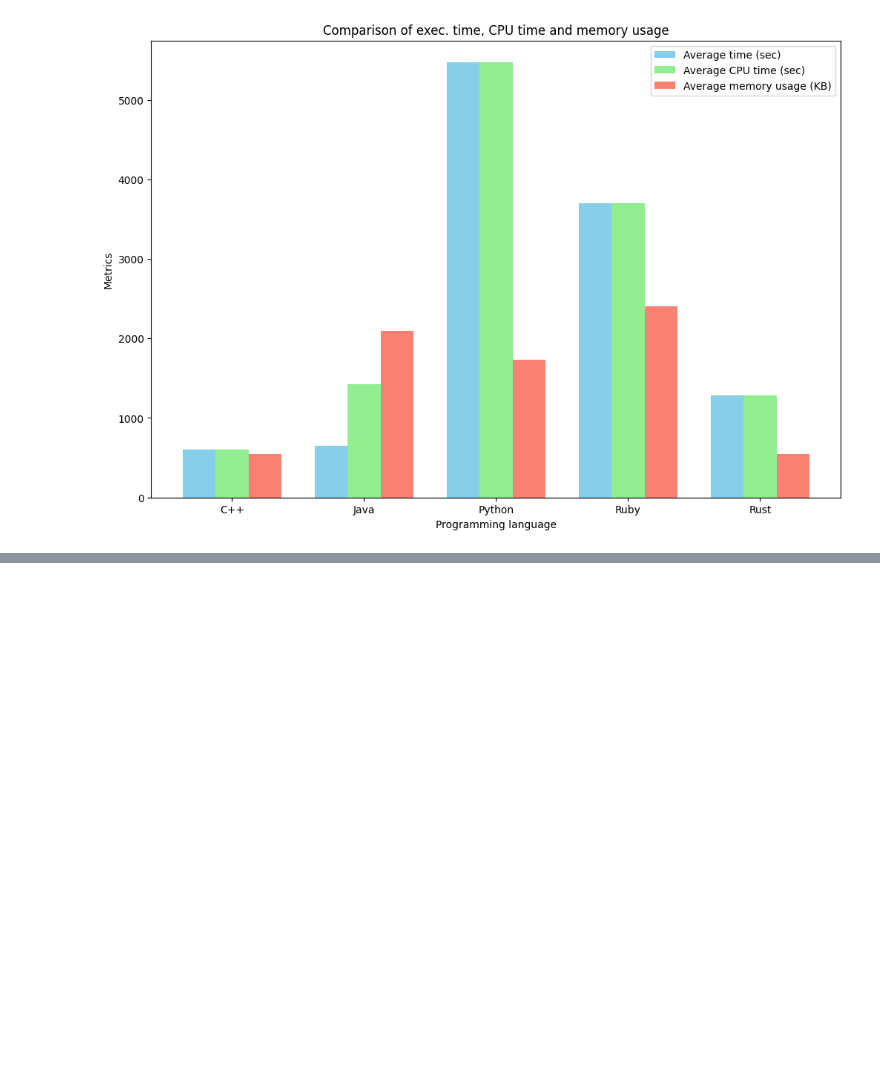
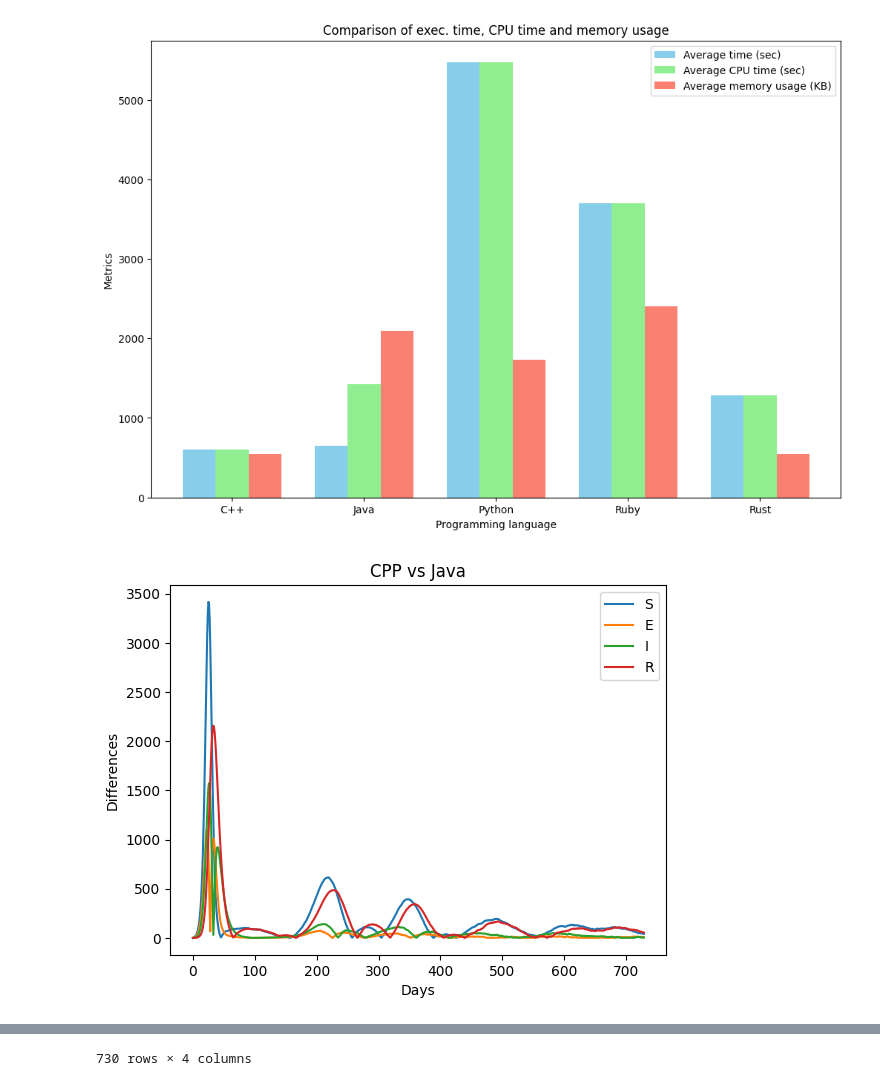
Before and after one commit to reynaldesgr/SMA-Multi-Languages, a Jupyter notebook: notebook-sim/results.ipynb, the cells around one changed output, grey strips where cells are left out. Drawn from its saved outputs; the diff is of its cells as text; code cells hidden in the pictures; blank space fills up the shorter version.

Commit message:
Add differences for sim. resultats between c++ and others lang.

```diff
--- a/notebook-sim/results.ipynb
+++ b/notebook-sim/results.ipynb
@@ -339,3 +334,81 @@ ax.legend()
 plt.show()
 # %% [output]
 [figure]
+# %%
+def calculate_mean_for_language(files_pattern, num_files):
+    dfs = []
+    for i in range(1, num_files + 1):
+        file_path = files_pattern.format(i)
+        df = pd.read_csv(file_path)
+        dfs.append(df)
+    combined_df = pd.concat(dfs)
+    mean_df = combined_df.groupby('day').mean().reset_index()
+    return mean_df
+
+
+mean_cpp = calculate_mean_for_language("../cpp/simulation/simulation_data{}.csv", 100)
+mean_java = calculate_mean_for_language("../java/src/simulation/simulation_data{}.csv", 100)
+mean_python = calculate_mean_for_language("../python/simulation/simulation_data{}.csv", 100)
+mean_ruby = calculate_mean_for_language("../ruby/src/simulation/simulation_data{}.csv", 100)
+mean_rust = calculate_mean_for_language("../rust/simulation/simulation_data{}.csv", 100)
+
+df_cpp_vs_java = pd.DataFrame({
+        'S': [],
+        'E': [],
+        'I': [],
+        'R' :[]
+    })
+
+df_cpp_vs_python = pd.DataFrame({
+        'S': [],
+        'E': [],
+        'I': [],
+        'R' :[]
+    })
+
+df_cpp_vs_ruby = pd.DataFrame({
+        'S': [],
+        'E': [],
+        'I': [],
+        'R' :[]
+    })
+
+df_cpp_vs_rust = pd.DataFrame({
+        'S': [],
+        'E': [],
+        'I': [],
+        'R' :[]
+    })
+
+df_cpp_vs_java['S'] = abs(mean_cpp['susceptibleCount'] - mean_java['susceptibleCount'])
+df_cpp_vs_java['E'] = abs(mean_cpp['exposedCount'] - mean_java['exposedCount'])
+df_cpp_vs_java['I'] = abs(mean_cpp['infectedCount'] - mean_java['infectedCount'])
+df_cpp_vs_java['R'] = abs(mean_cpp['recoveredCount'] - mean_java['recoveredCount'])
+
+df_cpp_vs_python['S'] = abs(mean_cpp['susceptibleCount'] - mean_python['susceptibleCount'])
+df_cpp_vs_python['E'] = abs(mean_cpp['exposedCount'] - mean_python['exposedCount'])
+df_cpp_vs_python['I'] = abs(mean_cpp['infectedCount'] - mean_python['infectedCount'])
+df_cpp_vs_python['R'] = abs(mean_cpp['recoveredCount'] - mean_python['recoveredCount'])
+
+df_cpp_vs_ruby['S'] = abs(mean_cpp['susceptibleCount'] - mean_ruby['susceptibleCount'])
+df_cpp_vs_ruby['E'] = abs(mean_cpp['exposedCount'] - mean_ruby['exposedCount'])
+df_cpp_vs_ruby['I'] = abs(mean_cpp['infectedCount'] - mean_ruby['infectedCount'])
+df_cpp_vs_ruby['R'] = abs(mean_cpp['recoveredCount'] - mean_ruby['recoveredCount'])
+
+df_cpp_vs_rust['S'] = abs(mean_cpp['susceptibleCount'] - mean_rust['susceptibleCount'])
+df_cpp_vs_rust['E'] = abs(mean_cpp['exposedCount'] - mean_rust['exposedCount'])
+df_cpp_vs_rust['I'] = abs(mean_cpp['infectedCount'] - mean_rust['infectedCount'])
+df_cpp_vs_rust['R'] = abs(mean_cpp['recoveredCount'] - mean_rust['recoveredCount'])
+
+for column in df_cpp_vs_java:
+    plt.plot(df_cpp_vs_java.index, df_cpp_vs_java[column], label=column)
+
+plt.title('CPP vs Java')
+plt.xlabel('Days')
+plt.ylabel('Differences')
+plt.legend()
+plt.show()
+
+df_cpp_vs_java
+# %% [output]
+[figure, added]
@@ -341,0 +427 @@ plt.show()
+730 rows × 4 columns
```
Also changed, not shown: parts of 5 cells of this notebook.
